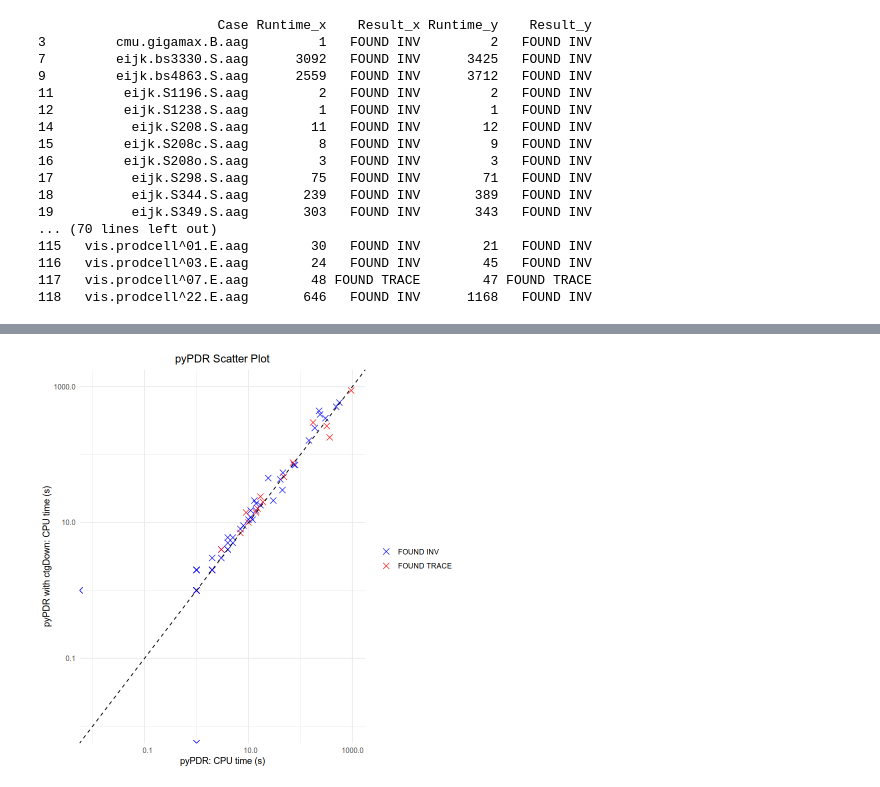
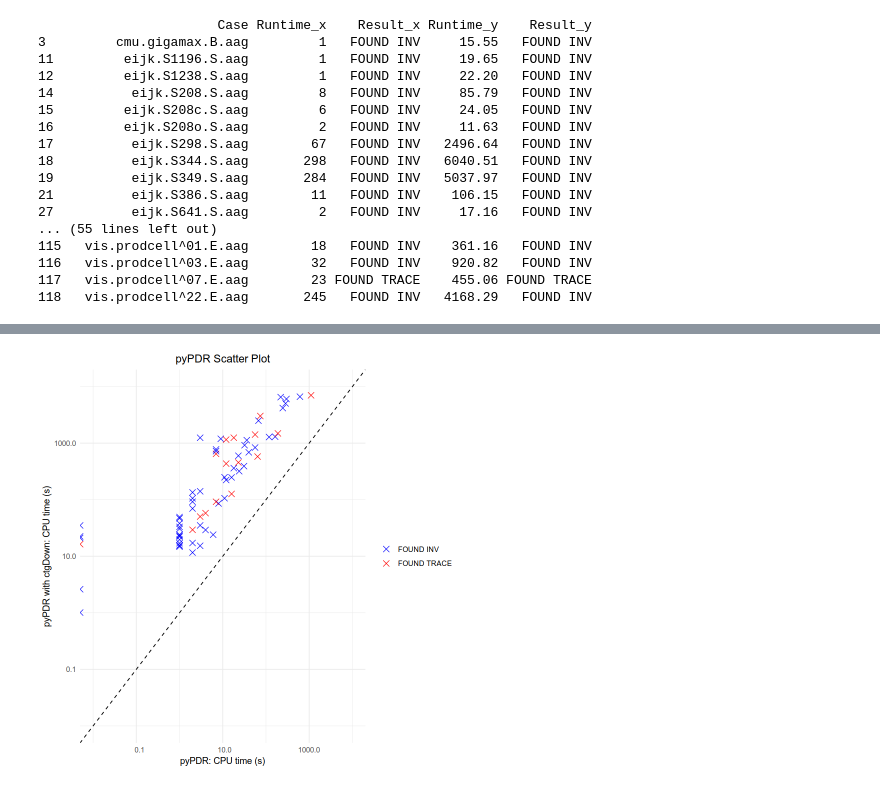
Before and after one commit to Gy-Hu/pyPDR, a Jupyter notebook: res_visulization/visulize_res.ipynb, the cells around one changed output, grey strips where cells are left out. Cells and saved outputs as stored; diff of their text form; code cells hidden in the pictures.

```diff
--- a/res_visulization/visulize_res.ipynb
+++ b/res_visulization/visulize_res.ipynb
@@ -5,8 +5,8 @@ library(dplyr)
 library(readr) # for read_csv, which is similar to read.csv but faster and with additional features
 
 # Define the file paths
-file_path1 <- './report_down.csv'
-file_path2 <- './report_ctgdown.csv'
+file_path1 <- '../logs/report_down.csv'
+file_path2 <- '../logs/report_down_innards.csv'
 
 # Read the CSV files
 data1 <- read_csv(file_path1)
@@ -76,8 +77,8 @@ dbl (1): Runtime
 library(ggplot2)
 
 # Read in the CSV files
-df1 <- read.csv("./report_down.csv")
-df2 <- read.csv("./report_ctgdown.csv")
+df1 <- read.csv("../logs/report_down.csv")
+df2 <- read.csv("../logs/report_down_innards.csv")
 
 # Merge the data frames on the 'Case' column
 merged_df <- merge(df1, df2, by = "Case", suffixes = c("_x", "_y"))
@@ -92,9 +93,9 @@ print(filtered_df)
 # Create the scatter plot using ggplot2
 scatter_plot <- ggplot(filtered_df, aes(x = Runtime_x, y = Runtime_y, color = Result_x)) +
   geom_point(shape = 4, size = 3) +  # Use 'x' marker
-  scale_x_continuous(trans = "log10", limits = c(0.01, 1000),
+  scale_x_continuous(trans = "log10", limits = c(0.01, 10000),
                      labels = function(x) format(x, scientific = FALSE)) +
-  scale_y_continuous(trans = "log10", limits = c(0.01, 1000),
+  scale_y_continuous(trans = "log10", limits = c(0.01, 10000),
                      labels = function(x) format(x, scientific = FALSE)) +
   geom_abline(intercept = 0, slope = 1, linetype = "dashed") +  # Add diagonal line
   labs(x = "pyPDR: CPU time (s)", y = "pyPDR with ctgDown: CPU time (s)",
@@ -108,19 +109,19 @@ scatter_plot <- ggplot(filtered_df, aes(x = Runtime_x, y = Runtime_y, color = Re
 print(scatter_plot)
 # %% [output]
                        Case Runtime_x    Result_x Runtime_y    Result_y
-3         cmu.gigamax.B.aag         1   FOUND INV         2   FOUND INV
-7         eijk.bs3330.S.aag      3092   FOUND INV      3425   FOUND INV
-9         eijk.bs4863.S.aag      2559   FOUND INV      3712   FOUND INV
-11         eijk.S1196.S.aag         2   FOUND INV         2   FOUND INV
-12         eijk.S1238.S.aag         1   FOUND INV         1   FOUND INV
-14          eijk.S208.S.aag        11   FOUND INV        12   FOUND INV
-15         eijk.S208c.S.aag         8   FOUND INV         9   FOUND INV
-16         eijk.S208o.S.aag         3   FOUND INV         3   FOUND INV
-17          eijk.S298.S.aag        75   FOUND INV        71   FOUND INV
-18          eijk.S344.S.aag       239   FOUND INV       389   FOUND INV
-19          eijk.S349.S.aag       303   FOUND INV       343   FOUND INV
-... (70 lines left out)
-115   vis.prodcell^01.E.aag        30   FOUND INV        21   FOUND INV
-116   vis.prodcell^03.E.aag        24   FOUND INV        45   FOUND INV
-117   vis.prodcell^07.E.aag        48 FOUND TRACE        47 FOUND TRACE
-118   vis.prodcell^22.E.aag       646   FOUND INV      1168   FOUND INV
+3         cmu.gigamax.B.aag         1   FOUND INV     15.55   FOUND INV
+11         eijk.S1196.S.aag         1   FOUND INV     19.65   FOUND INV
+12         eijk.S1238.S.aag         1   FOUND INV     22.20   FOUND INV
+14          eijk.S208.S.aag         8   FOUND INV     85.79   FOUND INV
+15         eijk.S208c.S.aag         6   FOUND INV     24.05   FOUND INV
+16         eijk.S208o.S.aag         2   FOUND INV     11.63   FOUND INV
+17          eijk.S298.S.aag        67   FOUND INV   2496.64   FOUND INV
+18          eijk.S344.S.aag       298   FOUND INV   6040.51   FOUND INV
+19          eijk.S349.S.aag       284   FOUND INV   5037.97   FOUND INV
+21          eijk.S386.S.aag        11   FOUND INV    106.15   FOUND INV
+27          eijk.S641.S.aag         2   FOUND INV     17.16   FOUND INV
+... (55 lines left out)
+115   vis.prodcell^01.E.aag        18   FOUND INV    361.16   FOUND INV
+116   vis.prodcell^03.E.aag        32   FOUND INV    920.82   FOUND INV
+117   vis.prodcell^07.E.aag        23 FOUND TRACE    455.06 FOUND TRACE
+118   vis.prodcell^22.E.aag       245   FOUND INV   4168.29   FOUND INV
@@ -133 +130 @@ Warning message:
-[figure, old version]
+[figure, new version]
```
Also changed, not shown: parts of 3 cells of this notebook, 2 other files.
